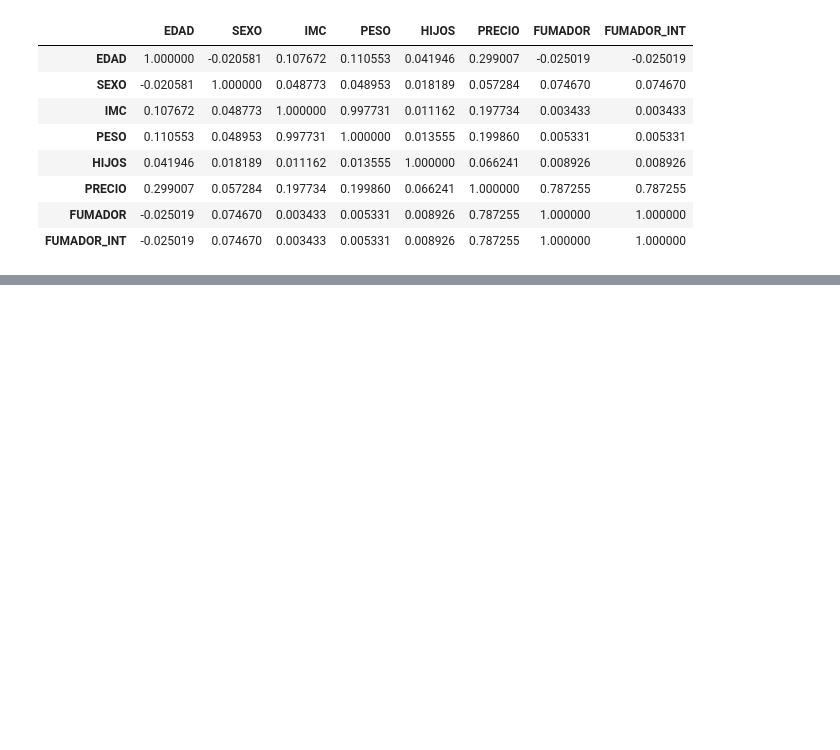
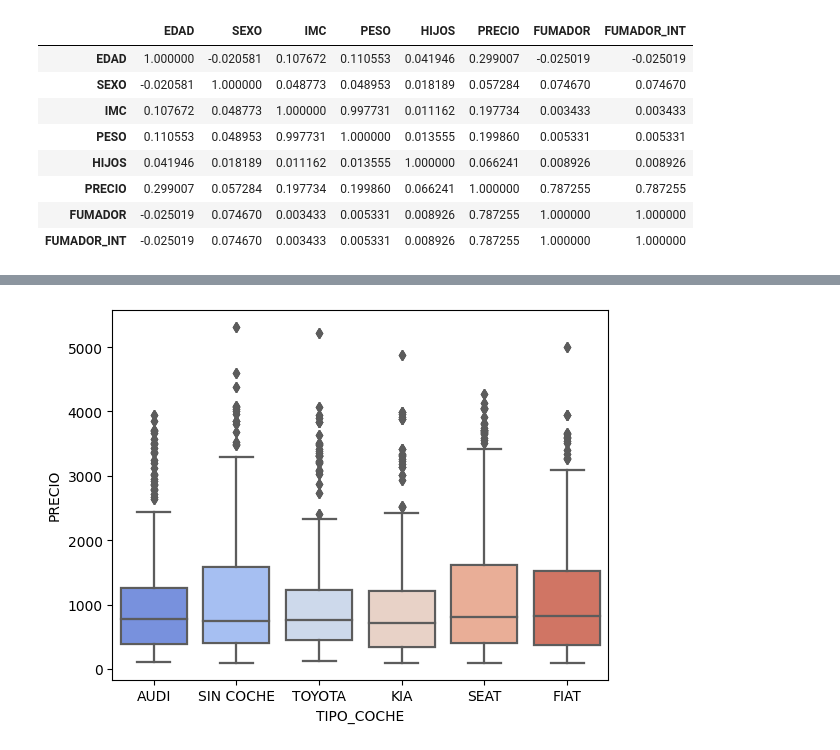
Before and after one commit to haroldavis/DS-2-Clean-Data, a Jupyter notebook: insurance.ipynb, the cells around one changed output, grey strips where cells are left out. Saved outputs shown, nothing was run; the diff lists cells and outputs as text; code cells hidden in the pictures; blank space fills up the shorter version.

```diff
--- a/insurance.ipynb
+++ b/insurance.ipynb
@@ -143,0 +175,4 @@ del df_insurance3['PESO']
+# %%
+sns.boxplot(x='TIPO_COCHE', y='PRECIO', data=df_insurance3, palette='coolwarm')
+# %% [output]
+[figure, added]
```
Also changed, not shown: parts of 16 cells of this notebook.
